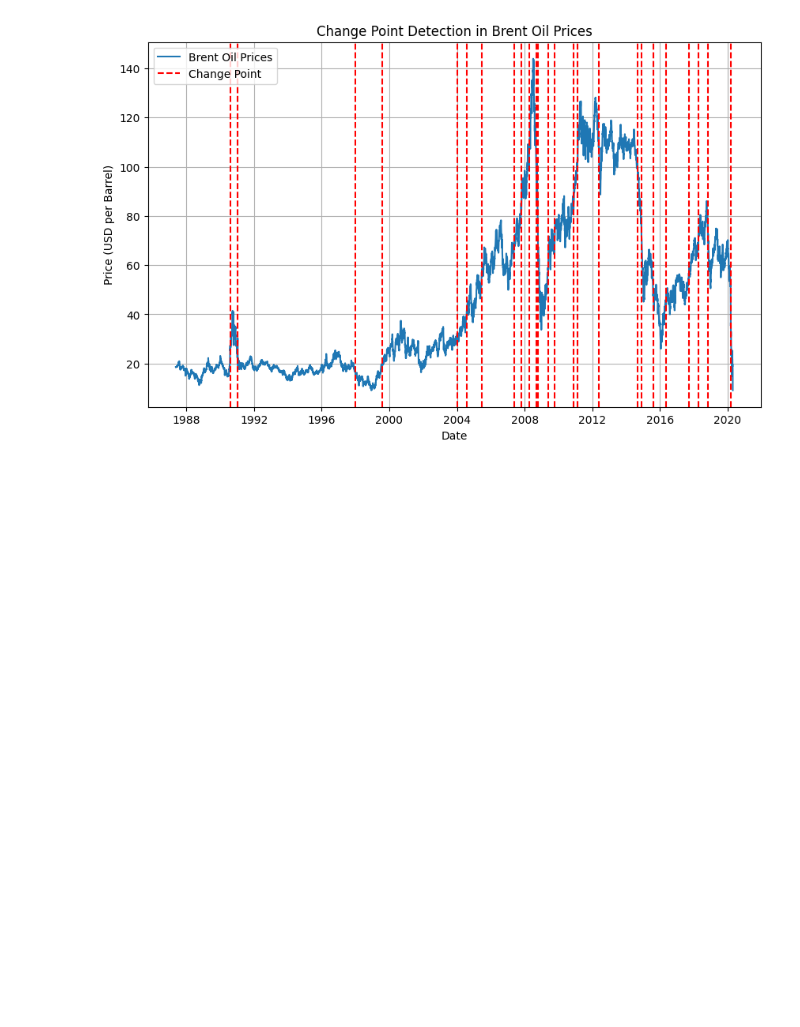
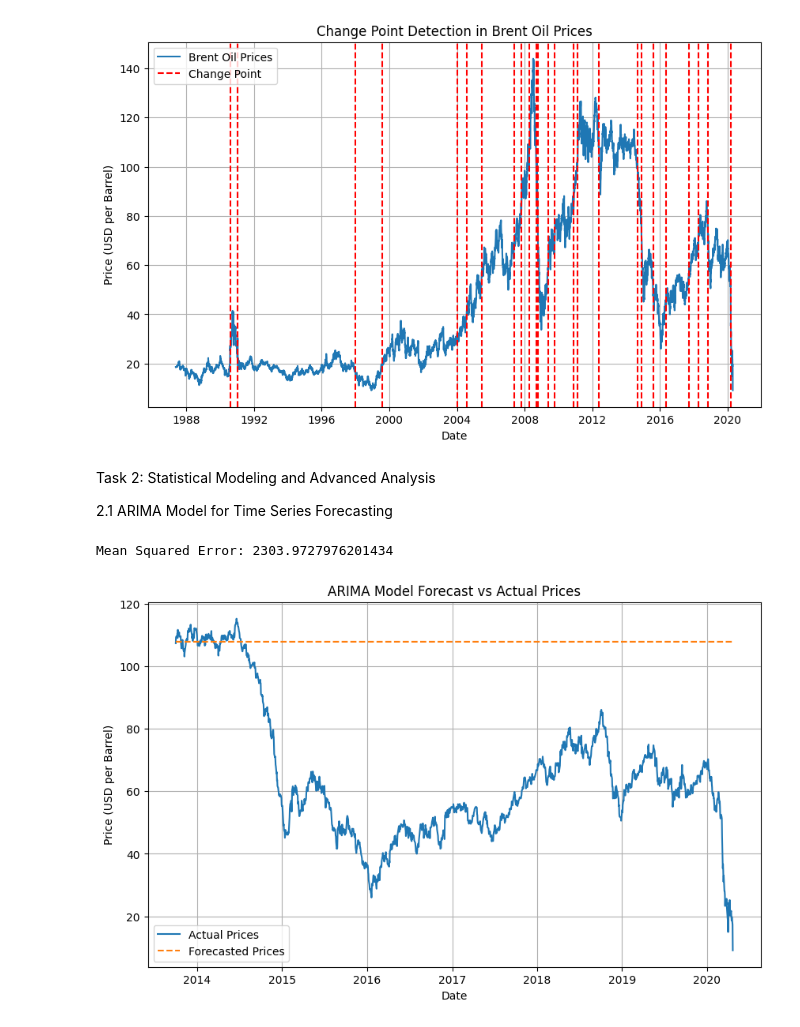
Before and after one commit to malzbanker/AIM_WEEK_10, a Jupyter notebook: notebooks/edaa.ipynb, the cells around one changed output. Cells and saved outputs as stored; diff of their text form; code cells hidden in the pictures; blank space fills up the shorter version.

Commit message:
ARIMA Model for Time Series Forecasting

```diff
--- a/notebooks/edaa.ipynb
+++ b/notebooks/edaa.ipynb
@@ -92,3 +92,39 @@ plt.grid(True)
 plt.show()
 # %% [output]
 [figure]
+# %% [markdown]
+Task 2: Statistical Modeling and Advanced Analysis
+
+2.1 ARIMA Model for Time Series Forecasting
+# %%
+from statsmodels.tsa.arima.model import ARIMA
+from sklearn.metrics import mean_squared_error
+
+# Split data into train and test sets
+train_size = int(len(df) * 0.8)
+train, test = df.iloc[:train_size], df.iloc[train_size:]
+
+# Fit ARIMA model
+model = ARIMA(train['Price'], order=(5, 1, 0))  # ARIMA(p,d,q)
+model_fit = model.fit()
+
+# Forecast
+forecast = model_fit.forecast(steps=len(test))
+
+# Evaluate model
+mse = mean_squared_error(test['Price'], forecast)
+print(f'Mean Squared Error: {mse}')
+
+# Plot forecast vs actual
+plt.figure(figsize=(10, 6))
+plt.plot(test.index, test['Price'], label='Actual Prices')
+plt.plot(test.index, forecast, label='Forecasted Prices', linestyle='--')
+plt.title('ARIMA Model Forecast vs Actual Prices')
+plt.xlabel('Date')
+plt.ylabel('Price (USD per Barrel)')
+plt.legend()
+plt.grid(True)
+plt.show()
+# %% [output]
+Mean Squared Error: 2303.9727976201434
+[figure, added]
```
